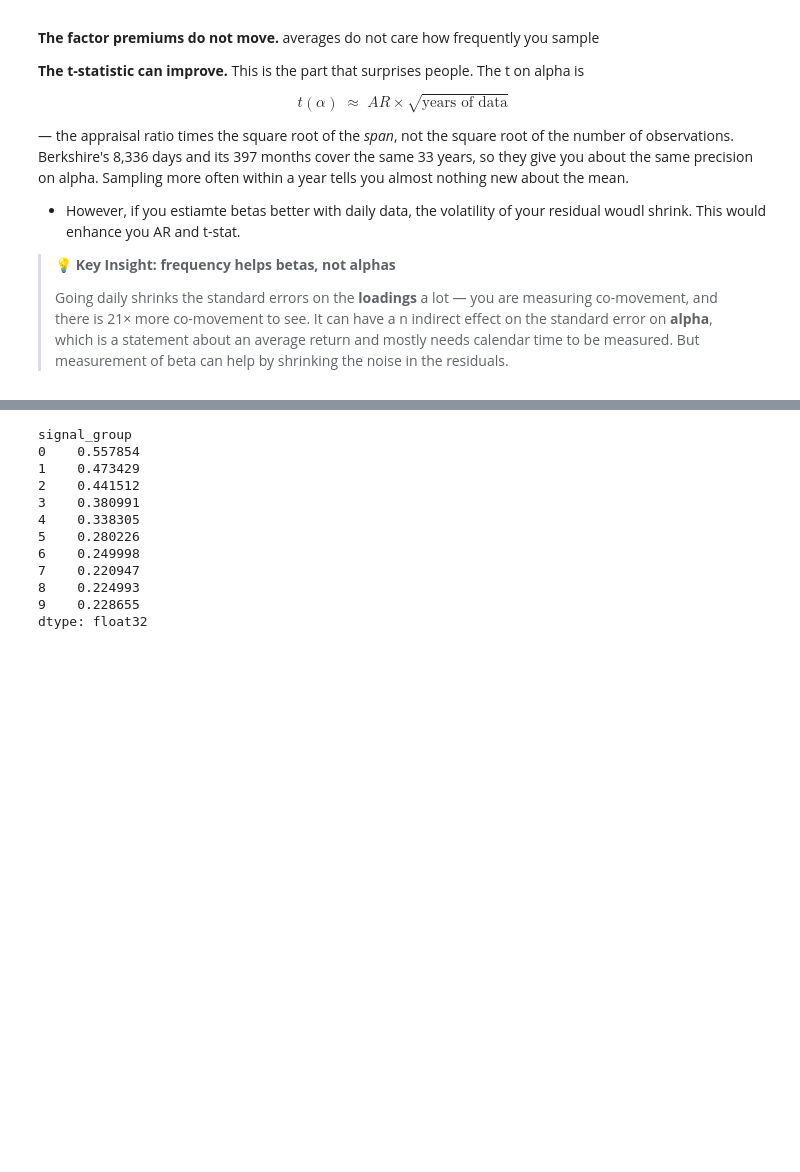
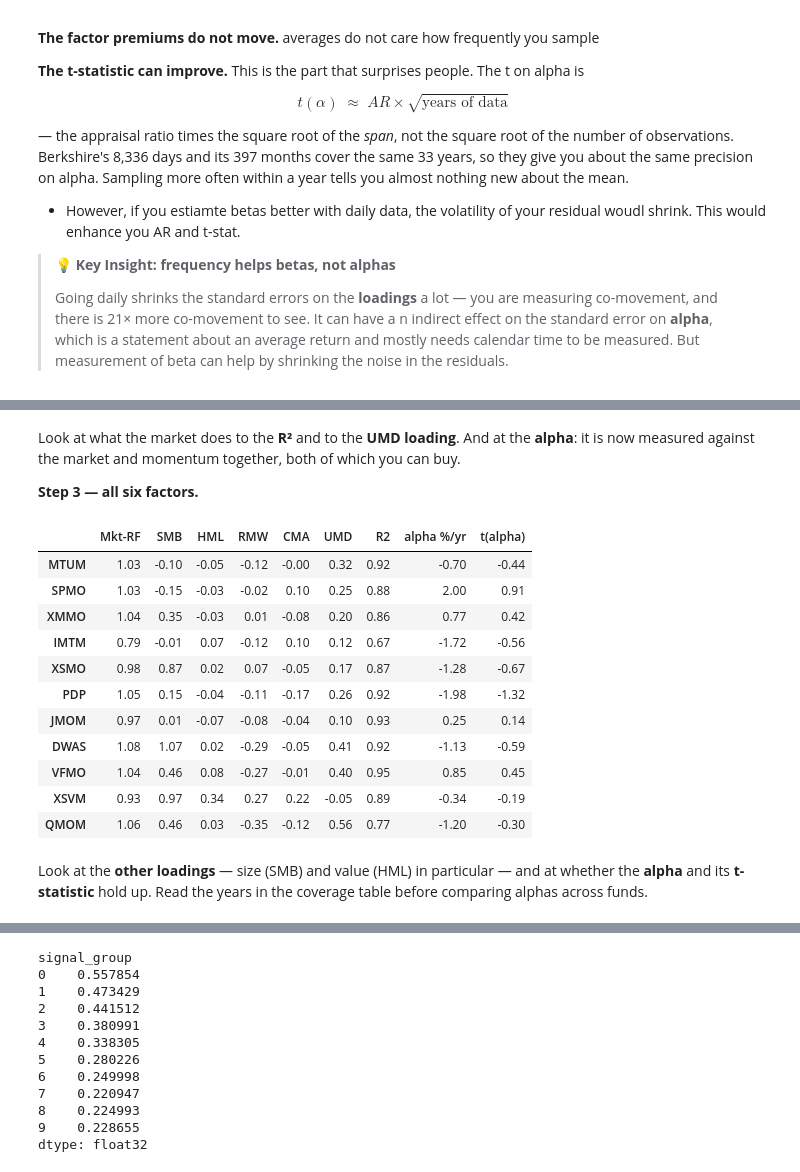
Before and after one commit to amoreira2/UG54, a Jupyter notebook: chapters/Finance/L6_MultiFactor_AI.ipynb, the cells around one changed output, grey strips where cells are left out. Saved outputs shown, nothing was run; the diff lists cells and outputs as text; code cells hidden in the pictures; blank space fills up the shorter version.

```diff
--- a/chapters/Finance/L6_MultiFactor_AI.ipynb
+++ b/chapters/Finance/L6_MultiFactor_AI.ipynb
@@ -440,0 +543,11 @@ This would enhance you AR and t-stat.
+# %%
+ETFS = ['MTUM', 'SPMO', 'XMMO', 'IMTM', 'XSMO', 'PDP', 'JMOM', 'DWAS', 'VFMO', 'XSVM', 'QMOM']
+
+coverage = pd.DataFrame(index=ETFS, columns=['first day', 'last day', 'years'])
+for etf in ETFS:
+    days = daily[etf].dropna().index
+    coverage.loc[etf, 'first day'] = days.min().date()
+    coverage.loc[etf, 'last day']  = days.max().date()
+    coverage.loc[etf, 'years']     = round(len(days) / 252, 1)
+
+coverage
@@ -440,0 +604,16 @@ This would enhance you AR and t-stat.
+# %%
+cols = ['Mkt-RF', 'UMD']                       # step 2: the market and momentum
+
+rows = []
+for etf in ETFS:
+    one = daily[[etf, 'RF'] + cols].dropna()           # the days this ETF traded
+    ex  = one[etf] - one['RF']                         # daily excess return
+    reg = sm.OLS(ex, sm.add_constant(one[cols])).fit()
+    row = reg.params[cols].copy()                      # one loading per factor
+    row['R2']         = reg.rsquared
+    row['alpha %/yr'] = reg.params['const'] * 252 * 100
+    row['t(alpha)']   = reg.tvalues['const']
+    row.name = etf
+    rows.append(row)
+
+pd.DataFrame(rows).round(2)
@@ -441,3 +633,42 @@ This would enhance you AR and t-stat.
+# %% [markdown]
+Look at what the market does to the **R²** and to the **UMD loading**. And at the
+**alpha**: it is now measured against the market and momentum together, both of
+which you can buy.
+
+**Step 3 — all six factors.**
+# %%
+cols = FACTORS                                 # step 3: all six
+
+rows = []
+for etf in ETFS:
+    one = daily[[etf, 'RF'] + cols].dropna()           # the days this ETF traded
+    ex  = one[etf] - one['RF']                         # daily excess return
+    reg = sm.OLS(ex, sm.add_constant(one[cols])).fit()
+    row = reg.params[cols].copy()                      # one loading per factor
+    row['R2']         = reg.rsquared
+    row['alpha %/yr'] = reg.params['const'] * 252 * 100
+    row['t(alpha)']   = reg.tvalues['const']
+    row.name = etf
+    rows.append(row)
+
+pd.DataFrame(rows).round(2)
+# %% [output]
+|  | Mkt-RF | SMB | HML | RMW | CMA | UMD | R2 | alpha %/yr | t(alpha) |
+| MTUM | 1.03 | -0.10 | -0.05 | -0.12 | -0.00 | 0.32 | 0.92 | -0.70 | -0.44 |
+| SPMO | 1.03 | -0.15 | -0.03 | -0.02 | 0.10 | 0.25 | 0.88 | 2.00 | 0.91 |
+| XMMO | 1.04 | 0.35 | -0.03 | 0.01 | -0.08 | 0.20 | 0.86 | 0.77 | 0.42 |
+| IMTM | 0.79 | -0.01 | 0.07 | -0.12 | 0.10 | 0.12 | 0.67 | -1.72 | -0.56 |
+| XSMO | 0.98 | 0.87 | 0.02 | 0.07 | -0.05 | 0.17 | 0.87 | -1.28 | -0.67 |
+| PDP | 1.05 | 0.15 | -0.04 | -0.11 | -0.17 | 0.26 | 0.92 | -1.98 | -1.32 |
+| JMOM | 0.97 | 0.01 | -0.07 | -0.08 | -0.04 | 0.10 | 0.93 | 0.25 | 0.14 |
+| DWAS | 1.08 | 1.07 | 0.02 | -0.29 | -0.05 | 0.41 | 0.92 | -1.13 | -0.59 |
+| VFMO | 1.04 | 0.46 | 0.08 | -0.27 | -0.01 | 0.40 | 0.95 | 0.85 | 0.45 |
+| XSVM | 0.93 | 0.97 | 0.34 | 0.27 | 0.22 | -0.05 | 0.89 | -0.34 | -0.19 |
+| QMOM | 1.06 | 0.46 | 0.03 | -0.35 | -0.12 | 0.56 | 0.77 | -1.20 | -0.30 |
+# %% [markdown]
+Look at the **other loadings** — size (SMB) and value (HML) in particular — and at
+whether the **alpha** and its **t-statistic** hold up. Read the years in the
+coverage table before comparing alphas across funds.
 # %% [markdown]
 ---
 
```
Also changed, not shown: parts of 16 cells of this notebook, 2 other files.
